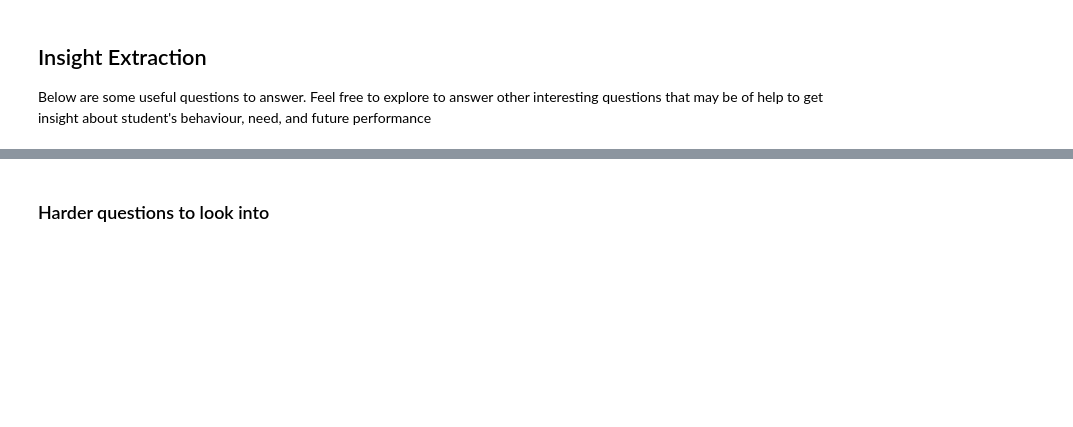
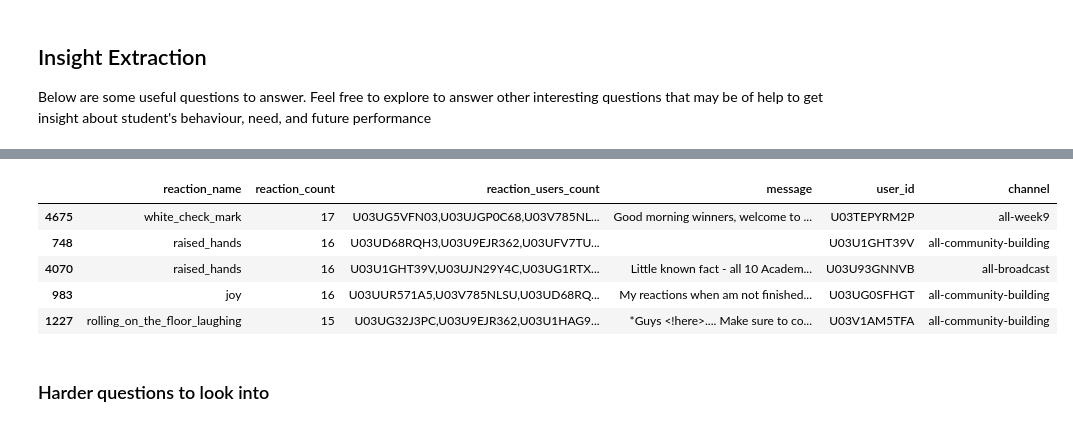
Before and after one commit to YOFTAHEGIZ/Slack-data-analysis, a Jupyter notebook: notebooks/parse_slack_data.ipynb, the cells around one changed output, grey strips where cells are left out. Drawn from its saved outputs; the diff is of its cells as text; code cells hidden in the pictures; blank space fills up the shorter version.

```diff
--- a/notebooks/parse_slack_data.ipynb
+++ b/notebooks/parse_slack_data.ipynb
@@ -318,0 +166,7 @@ ModuleNotFoundError: No module named 'src'
+# %%
+# Which users got the most reactions?
+def users_with_highest_reactions(data: dframe):
+    users = data.sort_values(by='reaction_count', ascending=False).head(10)
+    users_reactions = users[['user_id', 'reaction_count']]
+    merged = users_reactions.merge(user_names_df, on='user_id',how='inner')
+    return merged[['user_name', 'reaction_count']]
@@ -320,6 +188,18 @@ ModuleNotFoundError: No module named 'src'
 # Model topics mentioned in the channel
 # %%
 # What are the topics that got the most reactions?
+def users_with_highest_reactions(data: dframe):
+    return data.sort_values(by='reaction_count', ascending=False)
+# %%
+messages = users_with_highest_reactions(reaction_dataframe)
+messages.head()
+# %% [output]
+|  | reaction_name | reaction_count | reaction_users_count | message | user_id | channel |
+| 4675 | white_check_mark | 17 | U03UG5VFN03,U03UJGP0C68,U03V785NL... | Good morning winners, welcome to ... | U03TEPYRM2P | all-week9 |
+| 748 | raised_hands | 16 | U03UD68RQH3,U03U9EJR362,U03UFV7TU... |  | U03U1GHT39V | all-community-building |
+| 4070 | raised_hands | 16 | U03U1GHT39V,U03UJN29Y4C,U03UG1RTX... | Little known fact - all 10 Academ... | U03U93GNNVB | all-broadcast |
+| 983 | joy | 16 | U03UUR571A5,U03V785NLSU,U03UD68RQ... | My reactions when am not finished... | U03UG0SFHGT | all-community-building |
+| 1227 | rolling_on_the_floor_laughing | 15 | U03UG32J3PC,U03U9EJR362,U03U1HAG9... | *Guys <!here>.... Make sure to co... | U03V1AM5TFA | all-community-building |
 # %% [markdown]
 ### Harder questions to look into
 # %%
```
Also changed, not shown: parts of 12 cells of this notebook, 2 other files.
